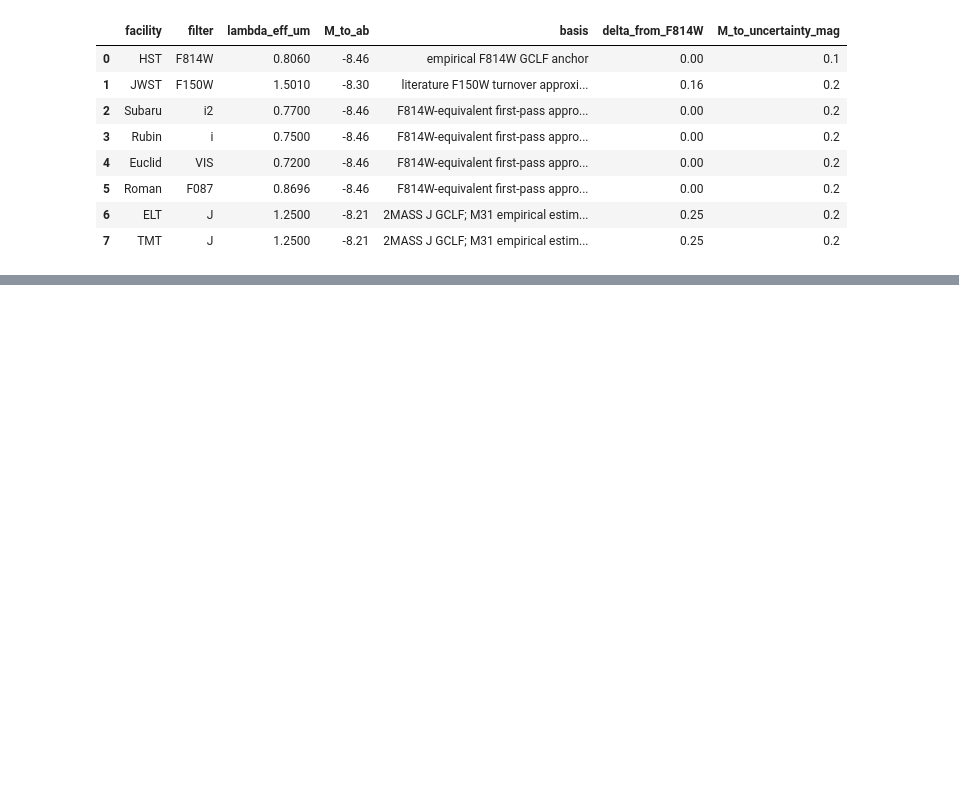
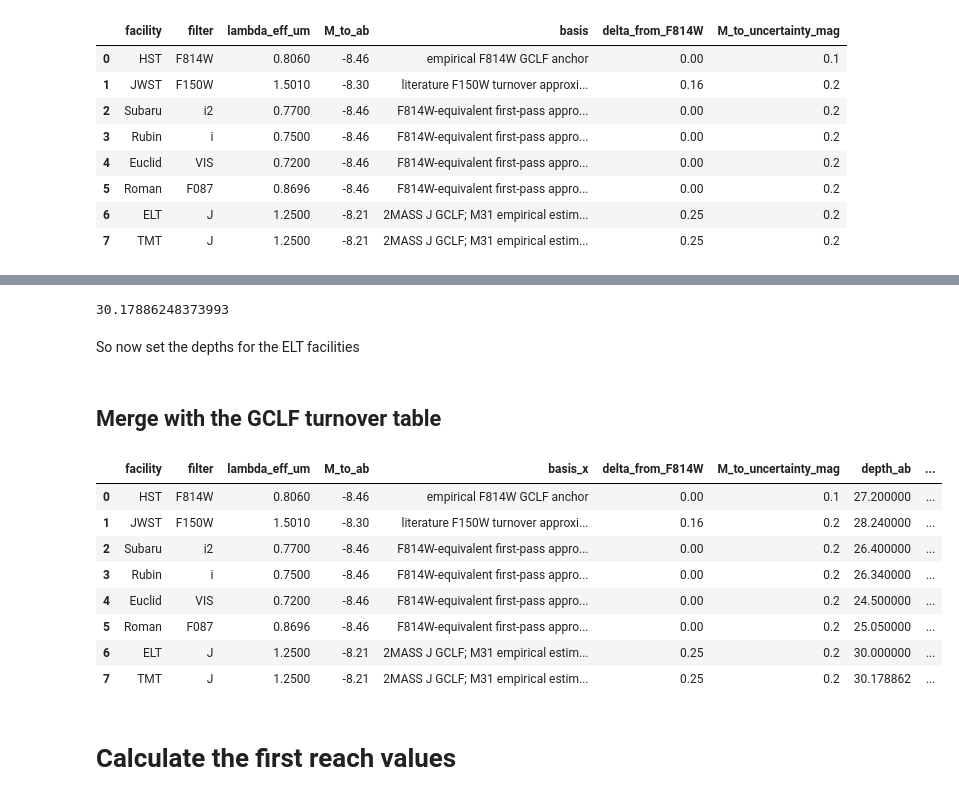
Before and after one commit to Pommers/gc-survey-telescopes, a Jupyter notebook: notebooks/02_gclf_reach.ipynb, the cells around one changed output, grey strips where cells are left out. Saved outputs shown, nothing was run; the diff lists cells and outputs as text; code cells hidden in the pictures; blank space fills up the shorter version.

Commit message:
Commit of first pass modelling

```diff
--- a/notebooks/02_gclf_reach.ipynb
+++ b/notebooks/02_gclf_reach.ipynb
@@ -307,0 +448,66 @@ gclf_band_model
+# %%
+m_tmt_1hr_5sig = (
+    27.8
+    + 2.5 * np.log10(
+        (100 / 5) * np.sqrt(1 / 5)
+    )
+)
+
+print(m_tmt_1hr_5sig)
+# %% [output]
+30.17886248373993
+# %% [markdown]
+So now set the depths for the ELT facilities
+# %%
+elt_depths = {
+    "ELT": {
+        "filter": "J",
+        "depth_ab": MICADO_J_5SIG_1HR,
+        "snr": 5.0,
+        "exposure_s": 3600.0,
+        "depth_type": "predicted_1hr",
+        "basis": "MICADO predicted J-band 5sigma sensitivity"
+    },
+
+    "TMT": {
+        "filter": "J",
+        "depth_ab": m_tmt_1hr_5sig,
+        "snr": 5.0,
+        "exposure_s": 3600.0,
+        "depth_type": "predicted_1hr_scaled",
+        "basis": "IRIS J=27.8 AB at S/N=100 in 5h, scaled to 5sigma 1h"
+    },
+}
+# %%
+for facility, vals in elt_depths.items():
+
+    mask = depth_model["facility"] == facility
+
+    for col, value in vals.items():
+        if col != "filter":
+            depth_model.loc[mask, col] = value
+# %% [markdown]
+## Merge with the GCLF turnover table
+# %%
+reach = (
+    gclf_band_model
+    .merge(
+        depth_model,
+        on=["facility", "filter"],
+        how="left"
+    )
+)
+
+reach
+# %% [output]
+|  | facility | filter | lambda_eff_um | M_to_ab | basis_x | delta_from_F814W | M_to_uncertainty_mag | depth_ab | ... |
+| 0 | HST | F814W | 0.8060 | -8.46 | empirical F814W GCLF anchor | 0.00 | 0.1 | 27.200000 | ... |
+| 1 | JWST | F150W | 1.5010 | -8.30 | literature F150W turnover approxi... | 0.16 | 0.2 | 28.240000 | ... |
+| 2 | Subaru | i2 | 0.7700 | -8.46 | F814W-equivalent first-pass appro... | 0.00 | 0.2 | 26.400000 | ... |
+| 3 | Rubin | i | 0.7500 | -8.46 | F814W-equivalent first-pass appro... | 0.00 | 0.2 | 26.340000 | ... |
+| 4 | Euclid | VIS | 0.7200 | -8.46 | F814W-equivalent first-pass appro... | 0.00 | 0.2 | 24.500000 | ... |
+| 5 | Roman | F087 | 0.8696 | -8.46 | F814W-equivalent first-pass appro... | 0.00 | 0.2 | 25.050000 | ... |
+| 6 | ELT | J | 1.2500 | -8.21 | 2MASS J GCLF; M31 empirical estim... | 0.25 | 0.2 | 30.000000 | ... |
+| 7 | TMT | J | 1.2500 | -8.21 | 2MASS J GCLF; M31 empirical estim... | 0.25 | 0.2 | 30.178862 | ... |
+# %% [markdown]
+# Calculate the first reach values
```
Also changed, not shown: parts of 16 cells of this notebook, 1 other file.
